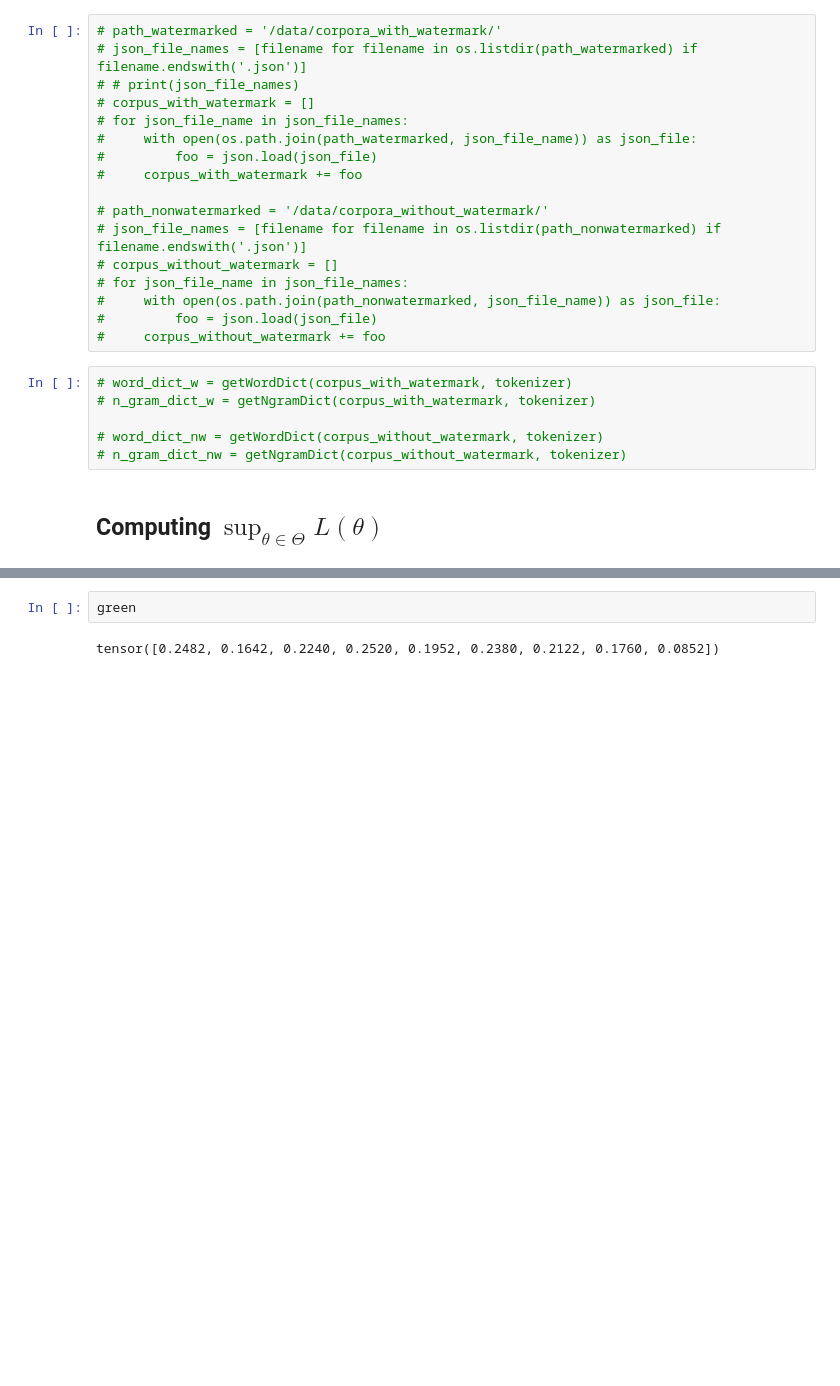
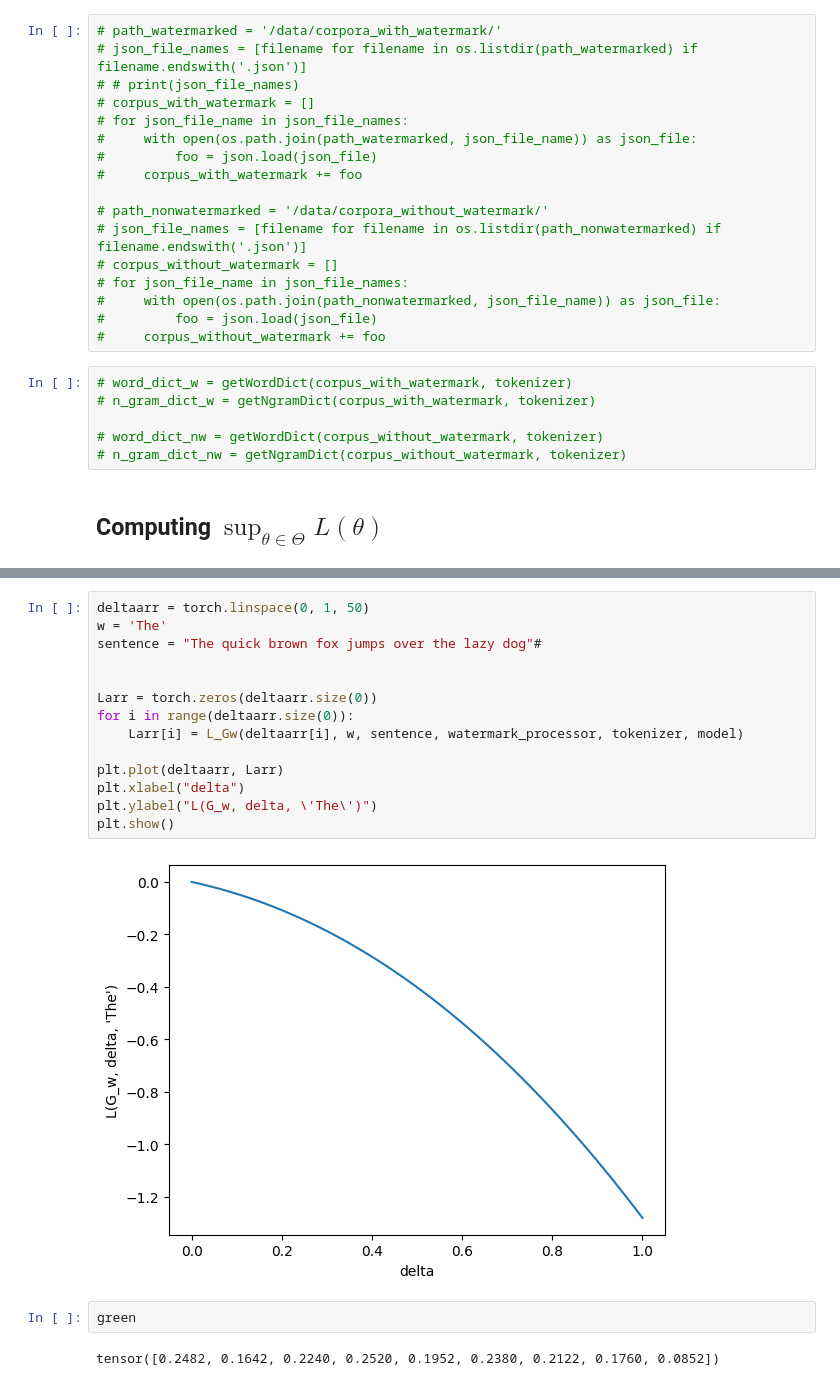
Before and after one commit to way-ze/watermarking, a Jupyter notebook: playground.ipynb, the cells around one changed output, grey strips where cells are left out. Drawn from its saved outputs; the diff is of its cells as text; blank space fills up the shorter version.

```diff
--- a/playground.ipynb
+++ b/playground.ipynb
@@ -164,3 +347,19 @@ plt.show()
+# %%
+deltaarr = torch.linspace(0, 1, 50)
+w = 'The'
+sentence = "The quick brown fox jumps over the lazy dog"#
+
+
+Larr = torch.zeros(deltaarr.size(0))
+for i in range(deltaarr.size(0)):
+    Larr[i] = L_Gw(deltaarr[i], w, sentence, watermark_processor, tokenizer, model)
+
+plt.plot(deltaarr, Larr)
+plt.xlabel("delta")
+plt.ylabel("L(G_w, delta, \'The\')")
+plt.show()
+# %% [output]
+[figure, added]
 # %%
 green
 # %% [output]
```
Also changed, not shown: parts of 16 cells of this notebook, 2 other files.
